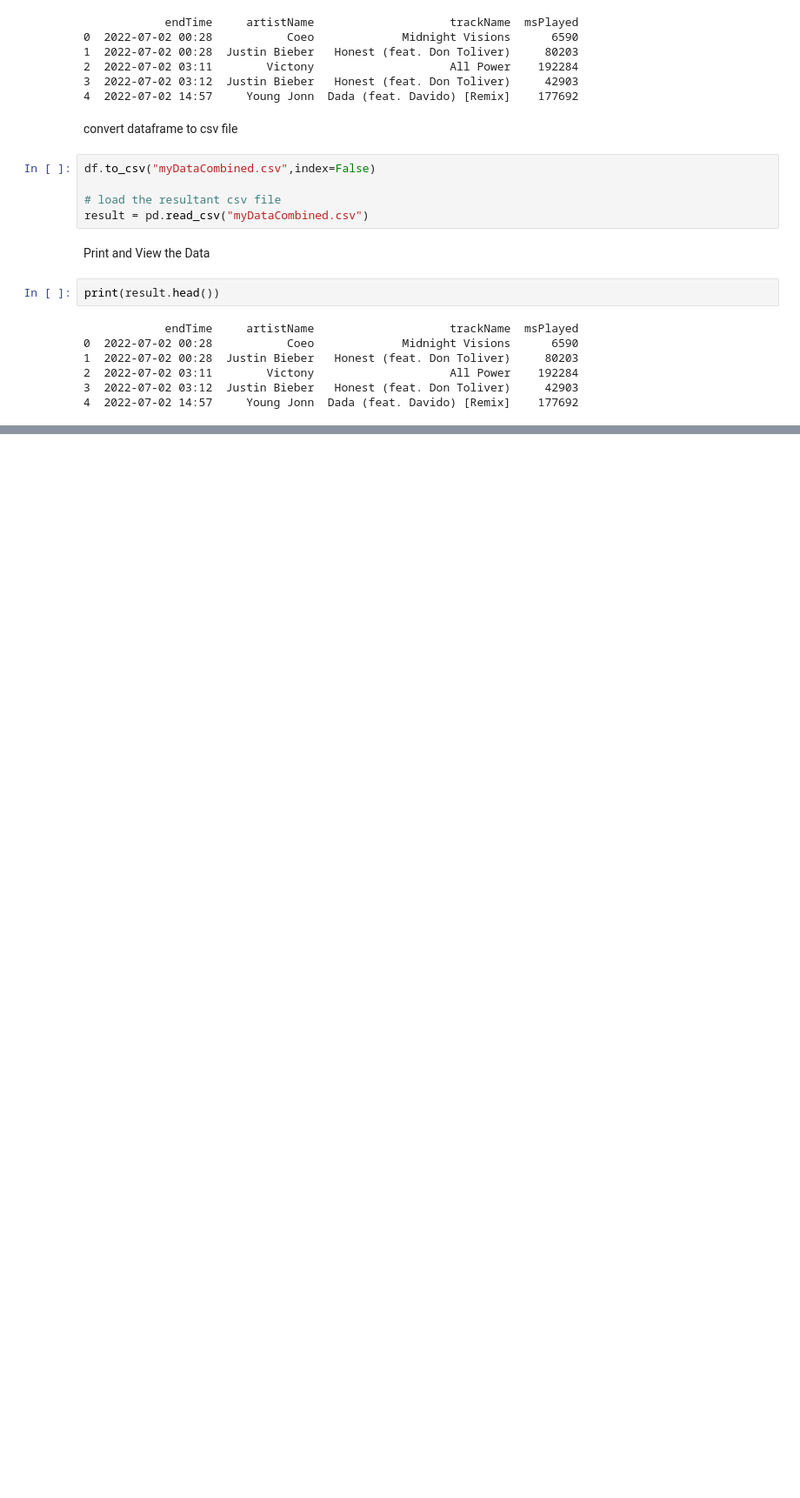
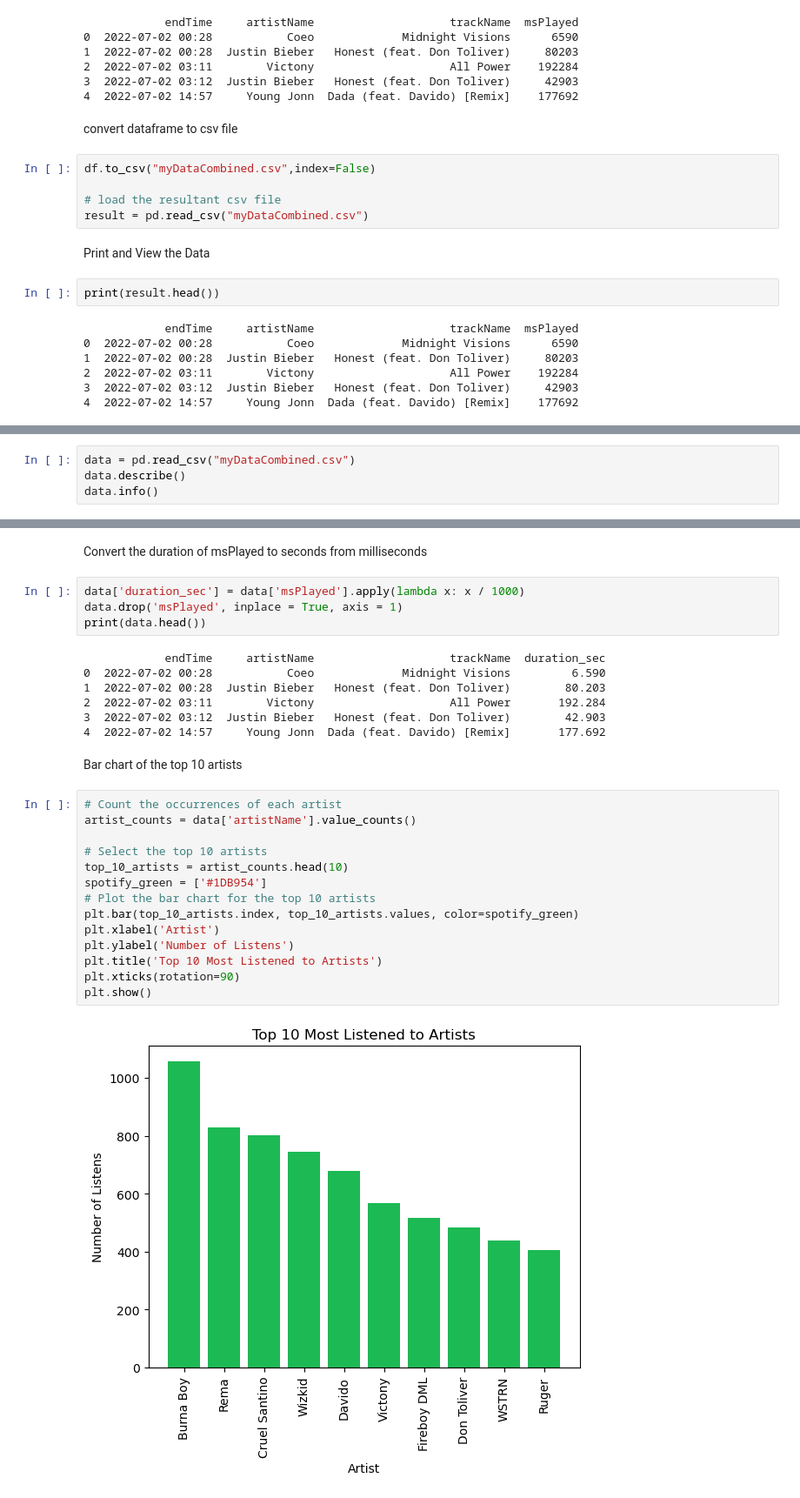
Before and after one commit to kechiemerole/Spotify-Data-Mining-Project, a Jupyter notebook: Spotify_EDA_Notebook.ipynb, the cells around one changed output, grey strips where cells are left out. Shown: that part at 87% size. Saved outputs shown, nothing was run; the diff lists cells and outputs as text; blank space fills up the shorter version.

```diff
--- a/Spotify_EDA_Notebook.ipynb
+++ b/Spotify_EDA_Notebook.ipynb
@@ -57,0 +79,4 @@ print(result.head())
+# %%
+data = pd.read_csv("myDataCombined.csv")
+data.describe()
+data.info()
@@ -57,0 +95,31 @@ print(result.head())
+# %% [markdown]
+Convert the duration of msPlayed to seconds from milliseconds
+# %%
+data['duration_sec'] = data['msPlayed'].apply(lambda x: x / 1000)
+data.drop('msPlayed', inplace = True, axis = 1)
+print(data.head())
+# %% [output]
+            endTime     artistName                    trackName  duration_sec
+0  2022-07-02 00:28           Coeo             Midnight Visions         6.590
+1  2022-07-02 00:28  Justin Bieber   Honest (feat. Don Toliver)        80.203
+2  2022-07-02 03:11        Victony                    All Power       192.284
+3  2022-07-02 03:12  Justin Bieber   Honest (feat. Don Toliver)        42.903
+4  2022-07-02 14:57     Young Jonn  Dada (feat. Davido) [Remix]       177.692
+# %% [markdown]
+Bar chart of the top 10 artists
+# %%
+# Count the occurrences of each artist
+artist_counts = data['artistName'].value_counts()
+
+# Select the top 10 artists
+top_10_artists = artist_counts.head(10)
+spotify_green = ['#1DB954']
+# Plot the bar chart for the top 10 artists
+plt.bar(top_10_artists.index, top_10_artists.values, color=spotify_green)
+plt.xlabel('Artist')
+plt.ylabel('Number of Listens')
+plt.title('Top 10 Most Listened to Artists')
+plt.xticks(rotation=90)
+plt.show()
+# %% [output]
+[figure, added]
```
Also changed, not shown: parts of 10 cells of this notebook.
